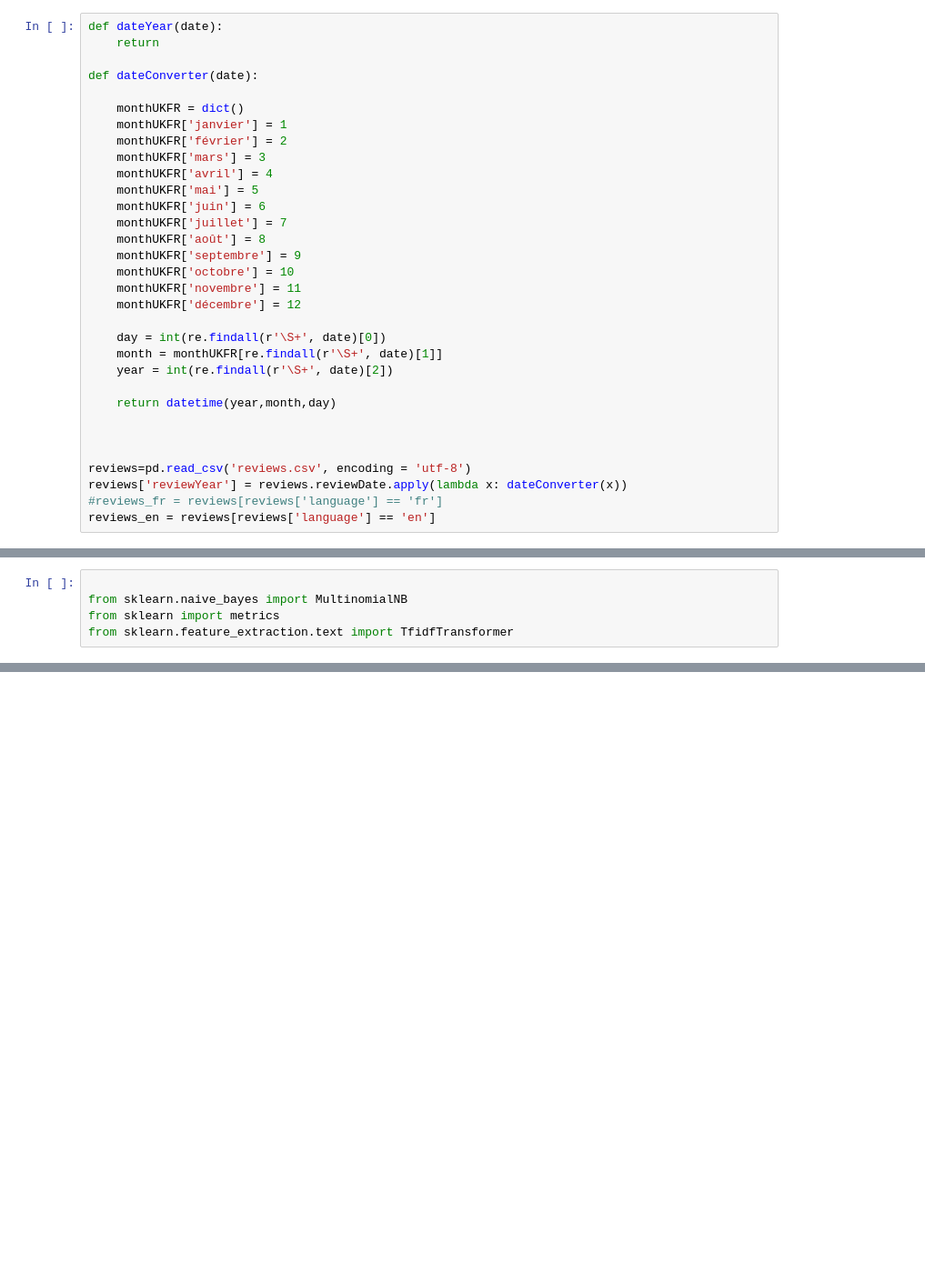
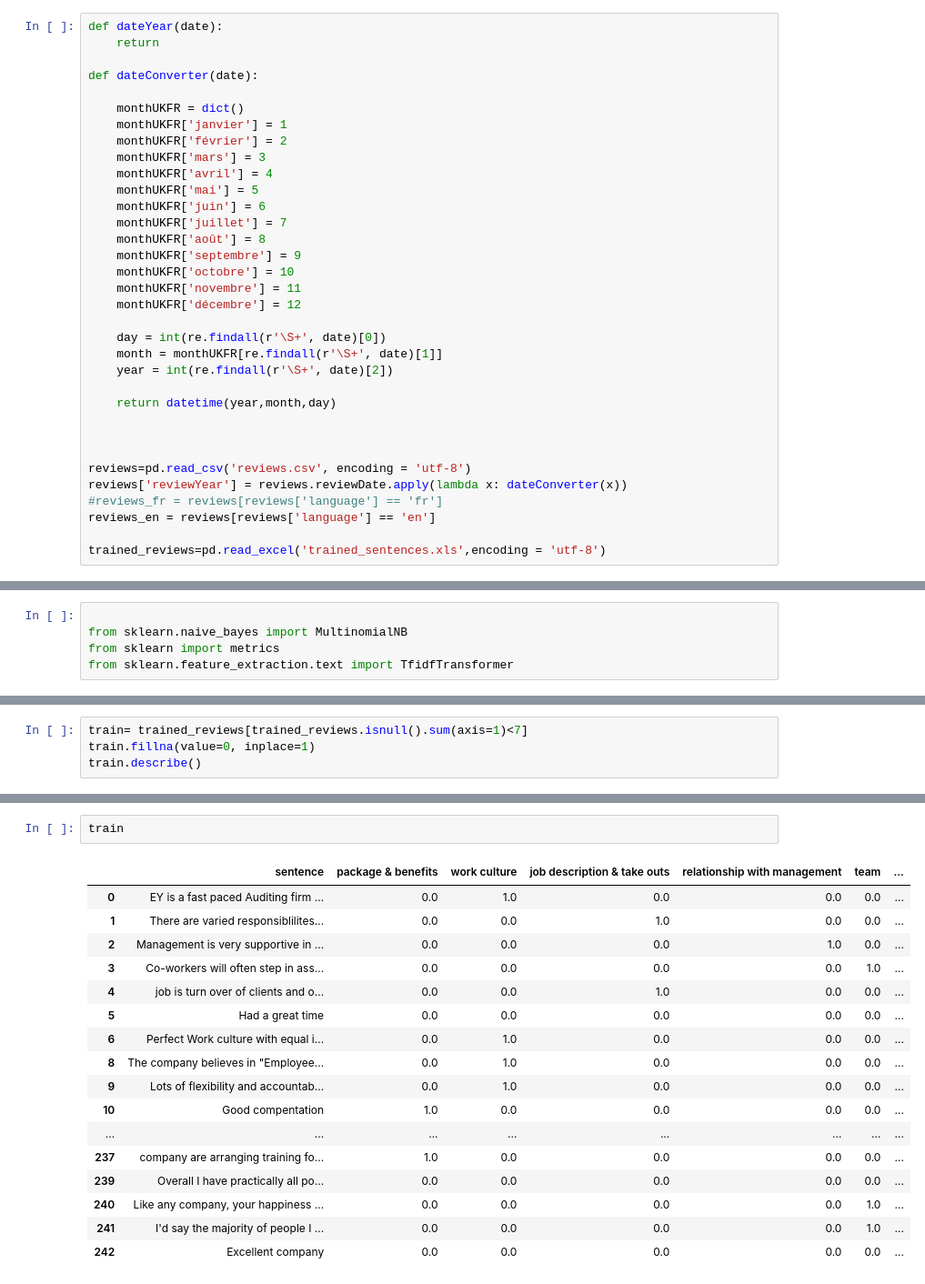
Before and after one commit to tzw5099/Datascience, a Jupyter notebook: Code/NLP/Text mining/Barometre.ipynb, the cells around one changed output, grey strips where cells are left out. Shown: that part at 91% size. Cells and saved outputs as stored; diff of their text form; blank space fills up the shorter version.

```diff
--- a/Code/NLP/Text mining/Barometre.ipynb
+++ b/Code/NLP/Text mining/Barometre.ipynb
@@ -53,6 +56,8 @@ reviews=pd.read_csv('reviews.csv', encoding = 'utf-8')
 reviews['reviewYear'] = reviews.reviewDate.apply(lambda x: dateConverter(x))
 #reviews_fr = reviews[reviews['language'] == 'fr']
 reviews_en = reviews[reviews['language'] == 'en']
+
+trained_reviews=pd.read_excel('trained_sentences.xls',encoding = 'utf-8')
 # %%
 class barometre:
 
@@ -219,0 +229,4 @@ IndexError: single positional indexer is out-of-bounds
+# %%
+train= trained_reviews[trained_reviews.isnull().sum(axis=1)<7]
+train.fillna(value=0, inplace=1)
+train.describe()
@@ -219,0 +247,20 @@ IndexError: single positional indexer is out-of-bounds
+# %%
+train
+# %% [output]
+|  | sentence | package & benefits | work culture | job description & take outs | relationship with management | team | ... |
+| 0 | EY is a fast paced Auditing firm ... | 0.0 | 1.0 | 0.0 | 0.0 | 0.0 | ... |
+| 1 | There are varied responsiblilites... | 0.0 | 0.0 | 1.0 | 0.0 | 0.0 | ... |
+| 2 | Management is very supportive in ... | 0.0 | 0.0 | 0.0 | 1.0 | 0.0 | ... |
+| 3 | Co-workers will often step in ass... | 0.0 | 0.0 | 0.0 | 0.0 | 1.0 | ... |
+| 4 | job is turn over of clients and o... | 0.0 | 0.0 | 1.0 | 0.0 | 0.0 | ... |
+| 5 | Had a great time | 0.0 | 0.0 | 0.0 | 0.0 | 0.0 | ... |
+| 6 | Perfect Work culture with equal i... | 0.0 | 1.0 | 0.0 | 0.0 | 0.0 | ... |
+| 8 | The company believes in "Employee... | 0.0 | 1.0 | 0.0 | 0.0 | 0.0 | ... |
+| 9 | Lots of flexibility and accountab... | 0.0 | 1.0 | 0.0 | 0.0 | 0.0 | ... |
+| 10 | Good compentation | 1.0 | 0.0 | 0.0 | 0.0 | 0.0 | ... |
+| ... | ... | ... | ... | ... | ... | ... | ... |
+| 237 | company are arranging training fo... | 1.0 | 0.0 | 0.0 | 0.0 | 0.0 | ... |
+| 239 | Overall I have practically all po... | 0.0 | 0.0 | 0.0 | 0.0 | 0.0 | ... |
+| 240 | Like any company, your happiness ... | 0.0 | 0.0 | 0.0 | 0.0 | 1.0 | ... |
+| 241 | I'd say the majority of people I ... | 0.0 | 0.0 | 0.0 | 0.0 | 1.0 | ... |
+| 242 | Excellent company | 0.0 | 0.0 | 0.0 | 0.0 | 0.0 | ... |
```
Also changed, not shown: parts of 13 cells of this notebook, 3 other files.
